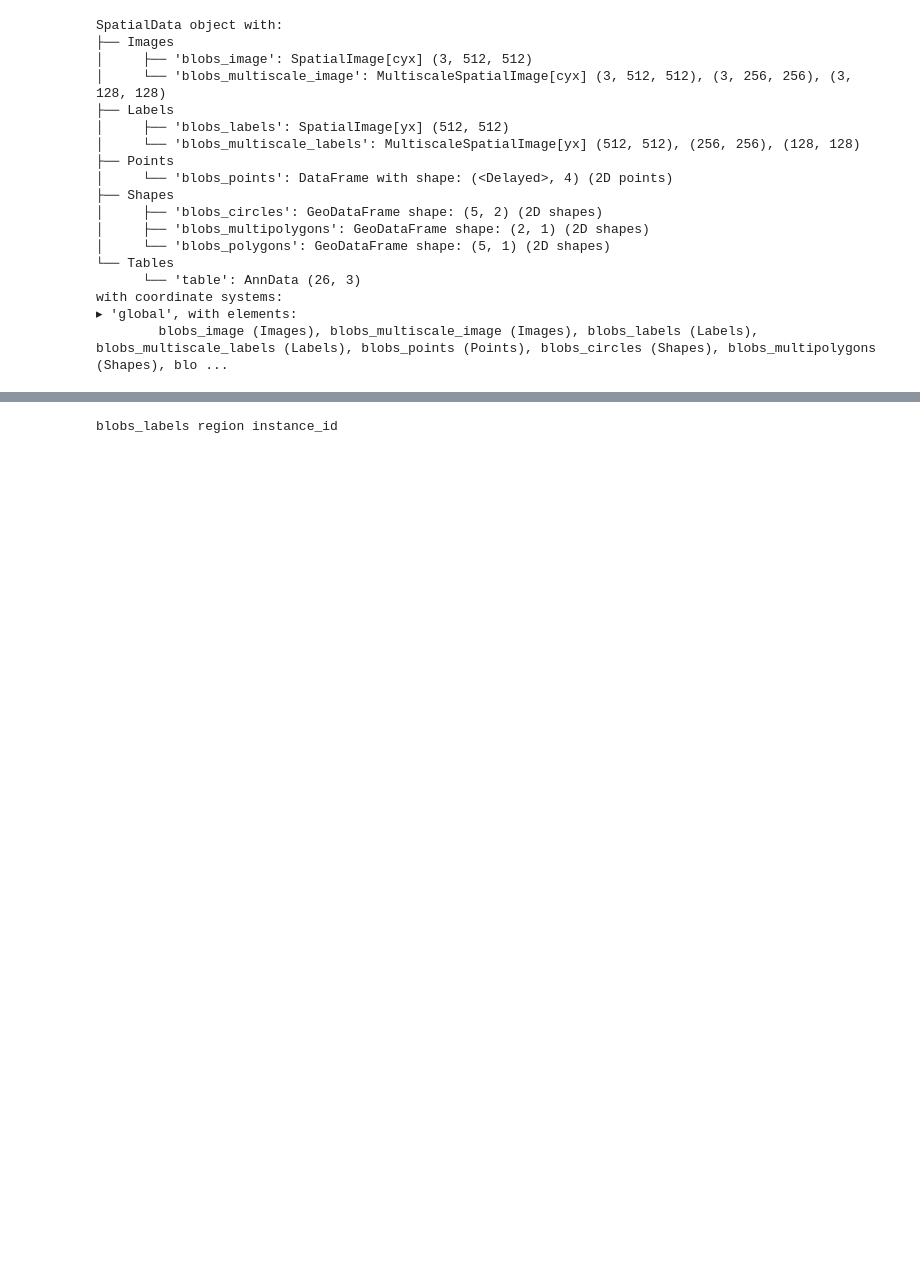
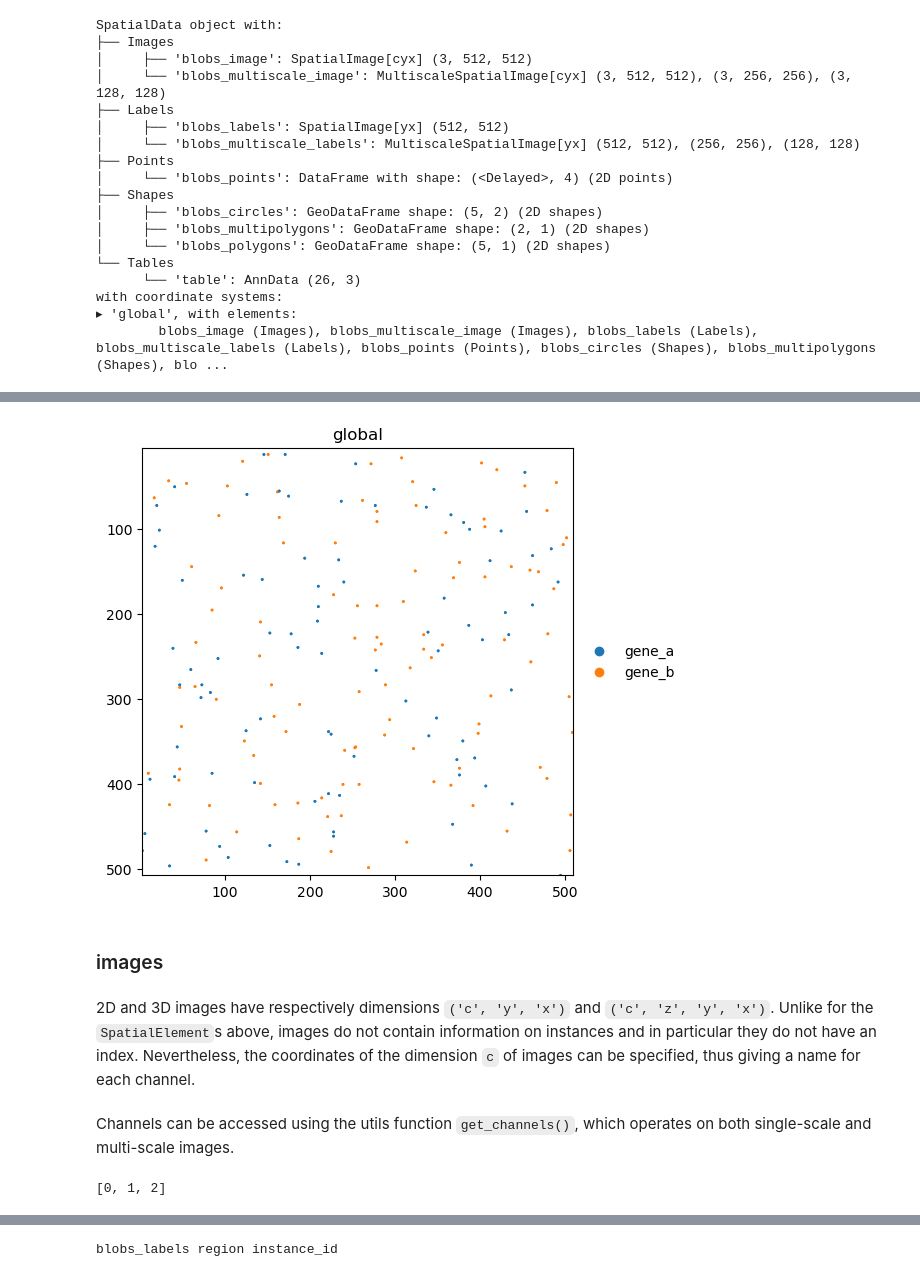
Before and after one commit to scverse/spatialdata-notebooks, a Jupyter notebook: notebooks/examples/tables.ipynb, the cells around one changed output, grey strips where cells are left out. Saved outputs shown, nothing was run; the diff lists cells and outputs as text; code cells hidden in the pictures; blank space fills up the shorter version.

```diff
--- a/notebooks/examples/tables.ipynb
+++ b/notebooks/examples/tables.ipynb
@@ -39,0 +121,10 @@ with coordinate systems:
+# %%
+sdata.pl.render_points(color="genes").pl.show()
+# %% [output]
+[figure, added]
+# %% [markdown]
+### images
+# %% [markdown]
+2D and 3D images have respectively dimensions `('c', 'y', 'x')` and `('c', 'z', 'y', 'x')`. Unlike for the `SpatialElement`s above, images do not contain information on instances and in particular they do not have an index. Nevertheless, the coordinates of the dimension `c` of images can be specified, thus giving a name for each channel.
+# %% [markdown]
+Channels can be accessed using the utils function `get_channels()`, which operates on both single-scale and multi-scale images.
@@ -39,0 +133,4 @@ with coordinate systems:
+# %%
+get_channels(sdata["blobs_multiscale_image"])
+# %% [output]
+[0, 1, 2]
```
Also changed, not shown: parts of 43 cells of this notebook.
